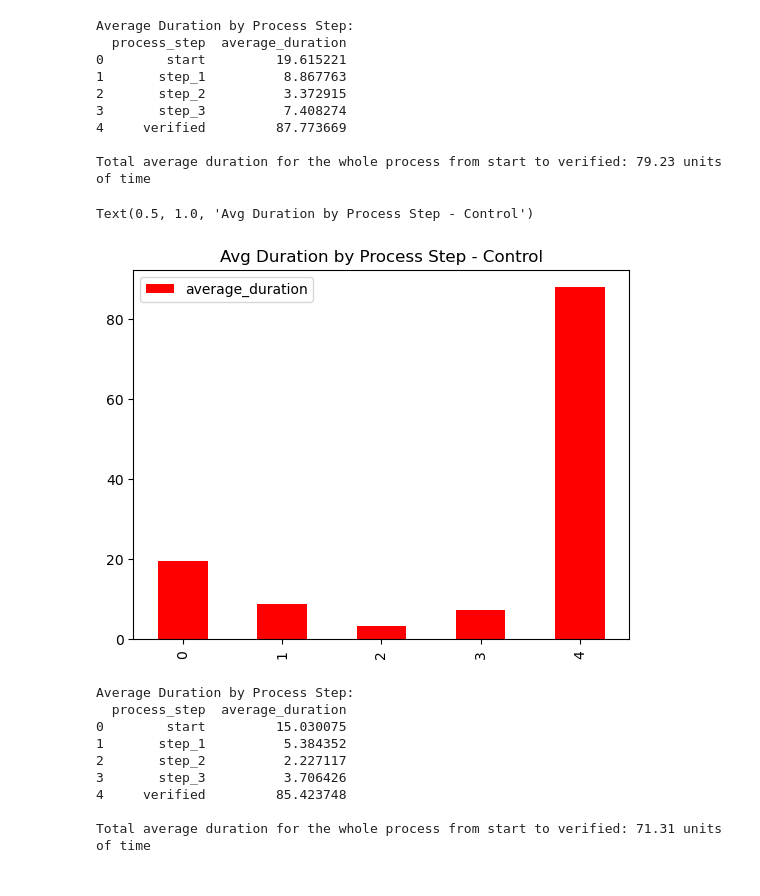
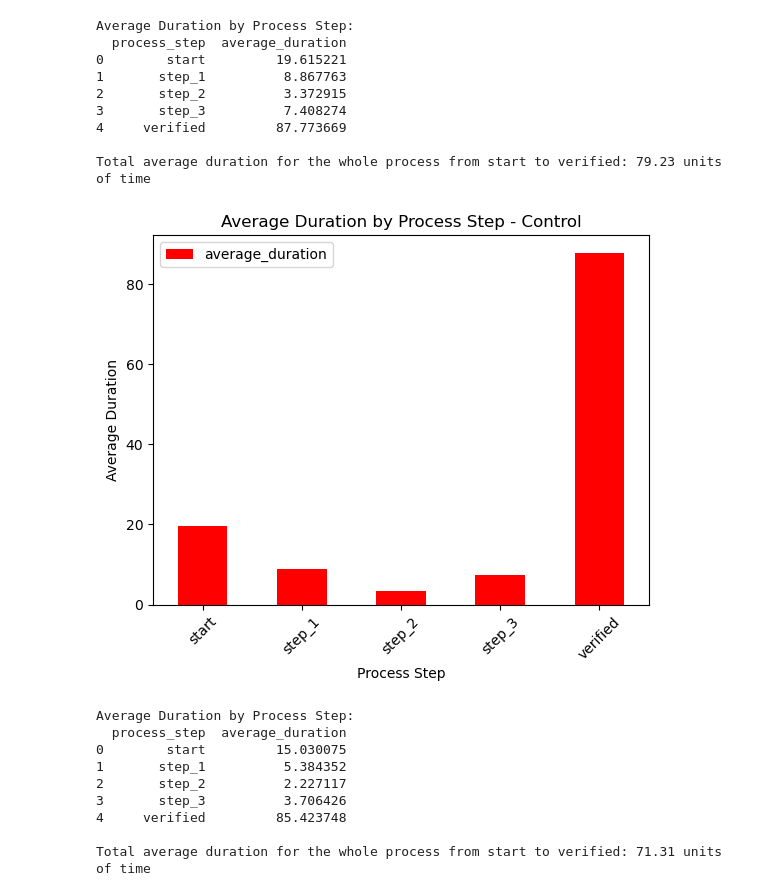
Before and after one commit to mwilfer8888/the-pookies-project, a Jupyter notebook: Pookies_Project (SAFE).ipynb, the cells around one changed output. Saved outputs shown, nothing was run; the diff lists cells and outputs as text; code cells hidden in the pictures.

```diff
--- a/Pookies_Project (SAFE).ipynb
+++ b/Pookies_Project (SAFE).ipynb
@@ -584,12 +606,18 @@ Average Duration by Process Step:
 4     verified         87.773669
 
 Total average duration for the whole process from start to verified: 79.23 units of time
-# %%
-average_duration_by_step_1.plot(kind="bar", stacked=False, color='red')
-plt.title("Avg Duration by Process Step - Control")
-# %% [output]
-Text(0.5, 1.0, 'Avg Duration by Process Step - Control')
-[figure, removed]
+# %%
+average_duration_by_step_1.set_index('process_step', inplace=True)
+
+# Plotting the bar chart
+average_duration_by_step_1.plot(kind='bar', color='red')
+plt.title("Average Duration by Process Step - Control")
+plt.xlabel("Process Step")
+plt.ylabel("Average Duration")
+plt.xticks(rotation=45)  # Rotate x-axis labels for better readability
+plt.show()
+# %% [output]
+[figure, added]
 # %%
 # THIS IS SECONDS FOR TESTED
 
```
Also changed, not shown: parts of 17 cells of this notebook.
